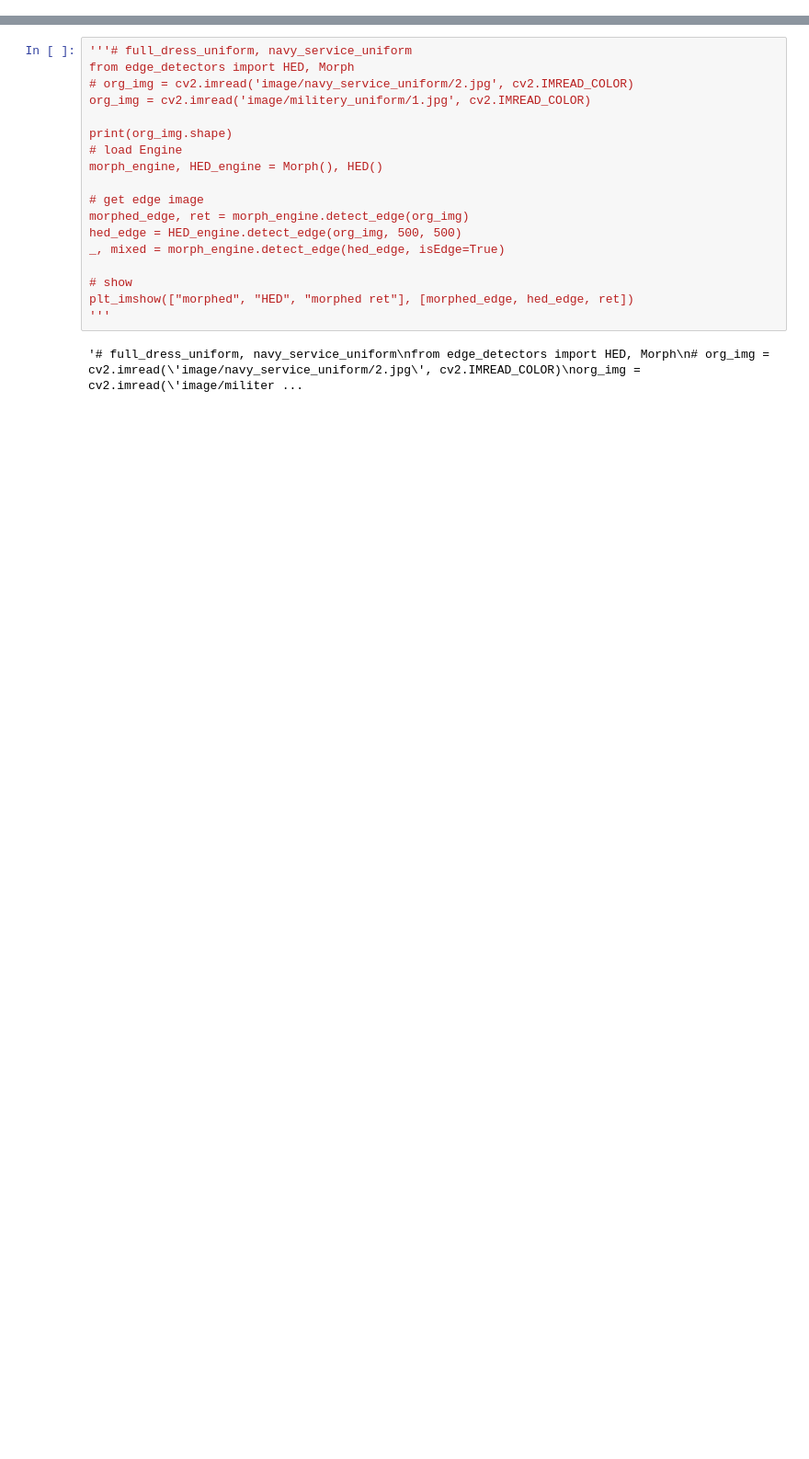
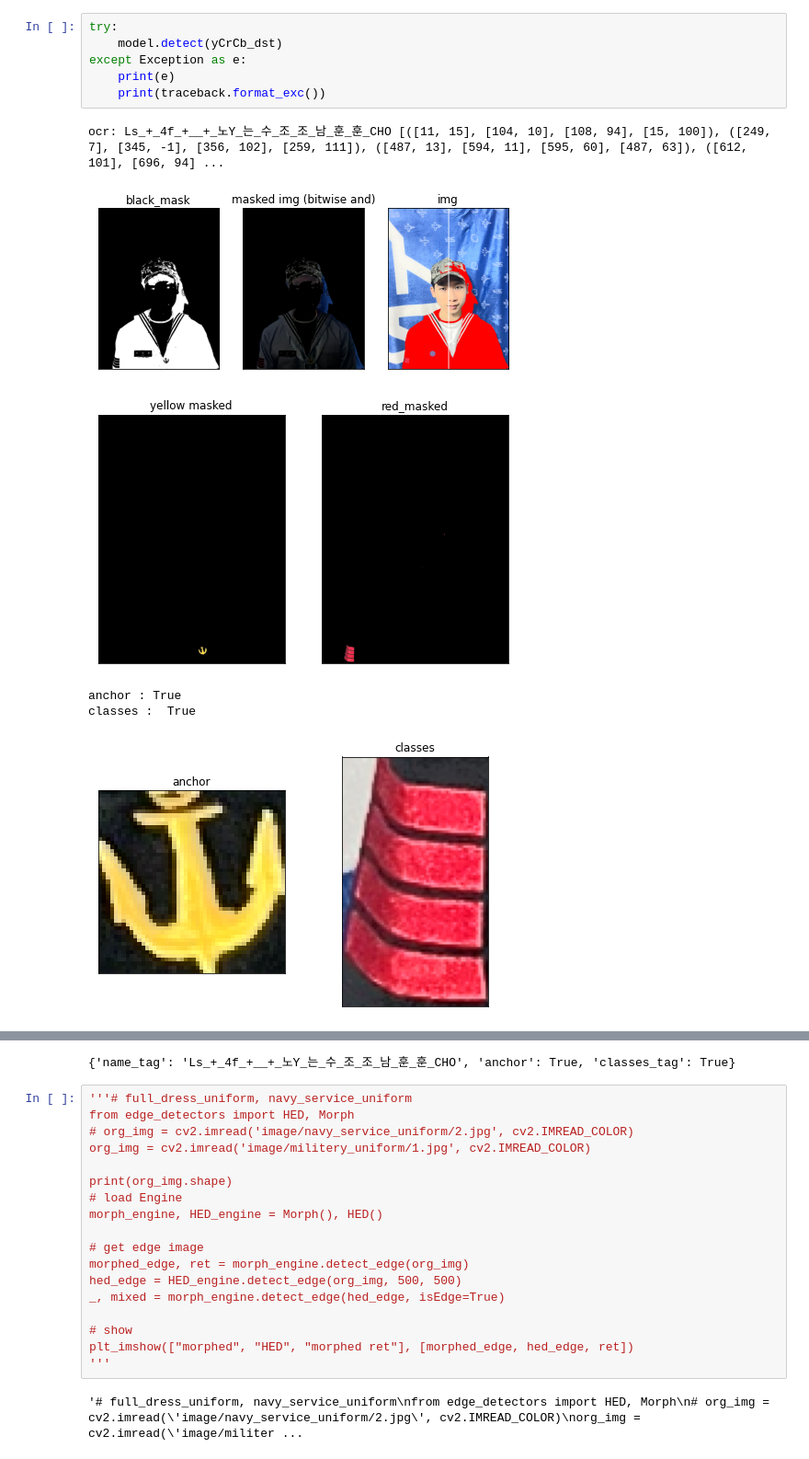
Before and after one commit to OmilZomil-OSAM-Hackathon-2022/OmilZomil-NAVYeffect, a Jupyter notebook: AI_BE/main.ipynb, the cells around one changed output, grey strips where cells are left out. Shown at 92% size. Cells and saved outputs as stored; diff of their text form; blank space fills up the shorter version.

```diff
--- a/AI_BE/main.ipynb
+++ b/AI_BE/main.ipynb
@@ -56,0 +42,13 @@ classes :  True
+# %%
+try:
+    model.detect(yCrCb_dst)
+except Exception as e:
+    print(e)
+    print(traceback.format_exc())
+# %% [output]
+ocr: Ls_+_4f_+__+_노Y_는_수_조_조_남_훈_훈_CHO [([11, 15], [104, 10], [108, 94], [15, 100]), ([249, 7], [345, -1], [356, 102], [259, 111]), ([487, 13], [594, 11], [595, 60], [487, 63]), ([612, 101], [696, 94] ...
+[figure, added]
+[figure, added]
+anchor : True
+classes :  True
+[figure, added]
@@ -57,3 +56,4 @@ classes :  True
+{'name_tag': 'Ls_+_4f_+__+_노Y_는_수_조_조_남_훈_훈_CHO', 'anchor': True, 'classes_tag': True}
 # %%
 '''# full_dress_uniform, navy_service_uniform
 from edge_detectors import HED, Morph
```
Also changed, not shown: parts of 4 cells of this notebook, 2 other files.
